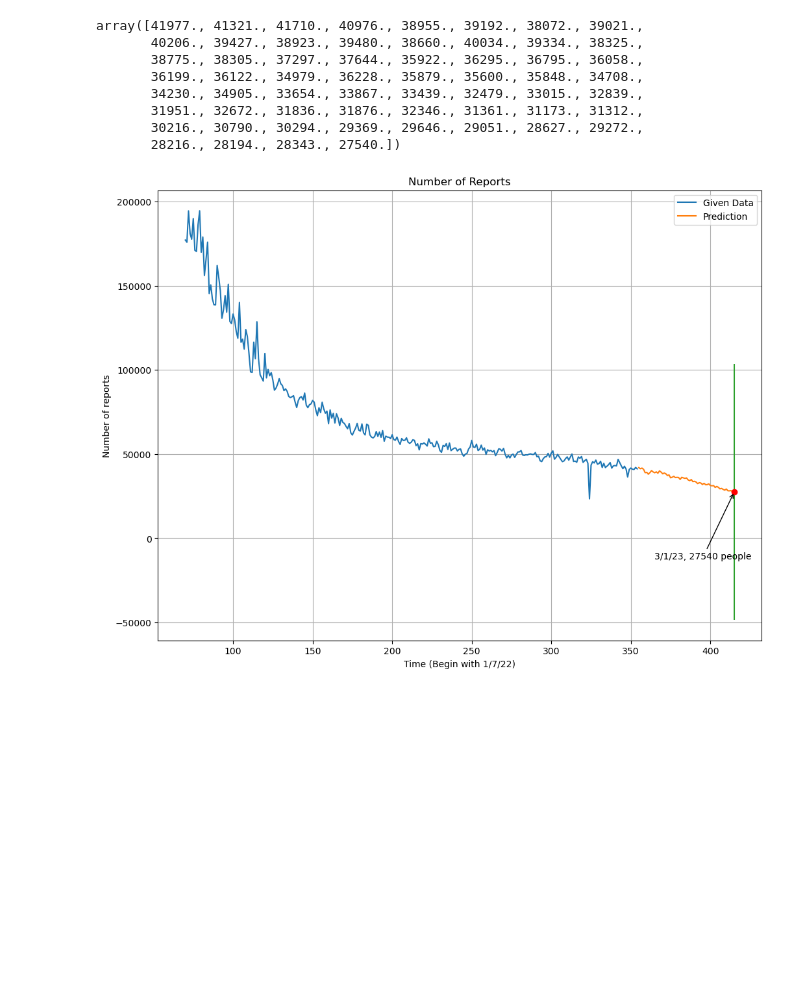
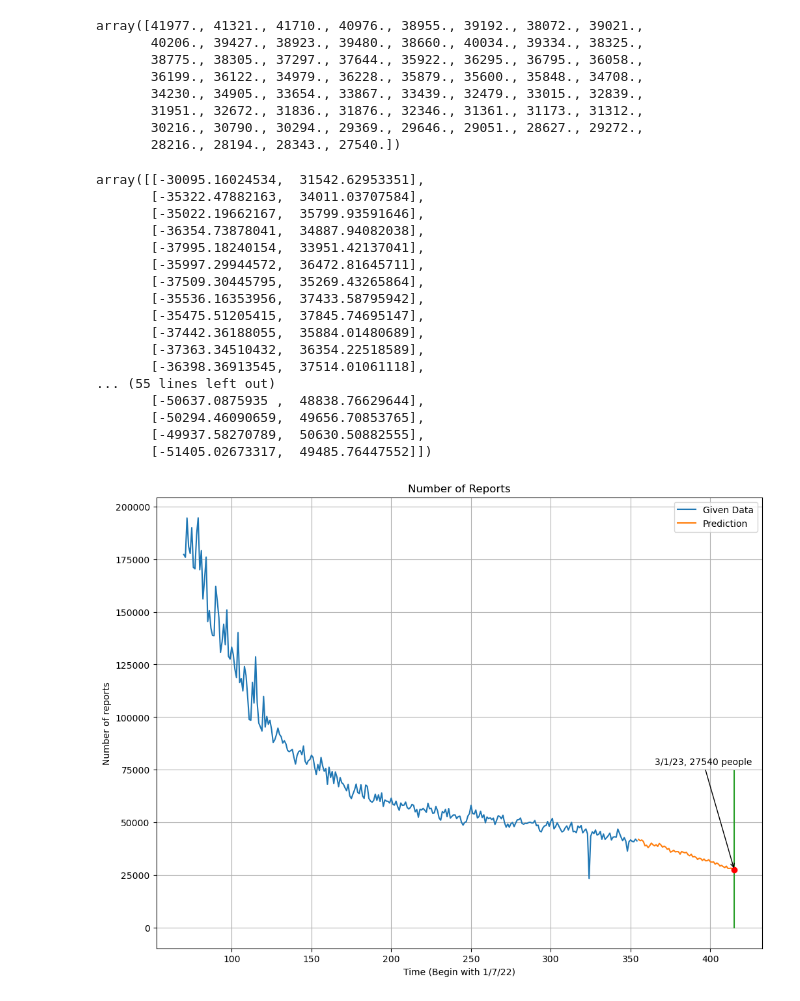
Before and after one commit to Xianyu39/MCMA2023, a Jupyter notebook: Problem1/Problem1.ipynb, the cells around one changed output. Saved outputs shown, nothing was run; the diff lists cells and outputs as text; code cells hidden in the pictures; blank space fills up the shorter version.

```diff
--- a/Problem1/Problem1.ipynb
+++ b/Problem1/Problem1.ipynb
@@ -244,12 +244,12 @@ def TrainTest_ARIMA(train, test, order, showPic=True, method='statespace'):
         ax2.set_title("Difference Between Prediction And Ground Truth")
         ax2.set_xlabel("Times")
         ax2.set_ylabel("Number of Reports (After 1 Difference)")
-        ax2.plot(range(0,len(test)), test, label="Ground Truth")
-        ax2.plot(range(0,len(prd)), prd, label="Prediction")
+        ax2.plot(range(len(train),len(train)+len(test)), test, label="Ground Truth")
+        ax2.plot(range(len(train),len(train)+len(prd)), prd, label="Prediction")
         plt.show(fig2)
 
     # count
-    return ((prd-test)**2).sum()
+    return ((prd-test)**2).mean()
 # %%
 pqTests = pd.DataFrame(index=range(2, 34, 4), columns=range(2, 10))
 
@@ -321,7 +320,7 @@ back = pd.Series(index=raw.loc[:,'Date'], dtype='float64')
 back.iloc[1:]=dataSet
 back.iloc[0]=repos.loc[1]
 back = back.cumsum()
-forecasts = model.get_forecast(steps=60, alpha=0.01, typ='mean')
+forecasts = model.get_forecast(steps=60, alpha=0.1, typ='mean')
 forecast = model.forecast(60)
 forecast[0]+=back[len(back)-1]
 final = forecast.cumsum().round()
@@ -339,17 +338,38 @@ array([41977., 41321., 41710., 40976., 38955., 39192., 38072., 39021.,
 # %%
 fig,ax=plt.subplots(figsize=(12, 9))
 
 offset = 70
 ax.plot(range(offset,len(back)),back[offset:], label ="Given Data")
 ax.plot(range(len(back),len(back)+60),final, label ="Prediction")
 ax.set_xlabel("Time (Begin with 1/7/22)")
 ax.set_ylabel("Number of reports")
 ax.set_title("Number of Reports")
 # ax.scatter([], final[], color='red')
-ax.errorbar(len(back)+60,final[len(final)-1],  final[len(final)-1]-forecasts.conf_int(alpha=0.1)[len(final)-1][0])
+# ax.errorbar(len(back)+60,final[len(final)-1],  final[len(final)-1]-forecasts.conf_int(alpha=0.1)[len(final)-1][0])
+# ax.errorbar(len(back)+60,final[len(final)-1],  final[len(final)-1]-forecasts.conf_int(alpha=0.1)[len(final)-1][0])
+ax.plot([len(back)+60,len(back)+60],[0,final[len(final)-1]+forecasts.conf_int(alpha=0.1)[len(final)-1][1]])
 ax.plot(len(back)+60,final[len(final)-1],'ro')
-ax.annotate("3/1/23, "+str(int(final[len(final)-1]))+" people", xy=(len(back)+60,final[len(final)-1]),xytext=(len(back)+10,final[len(final)-1]-40000),arrowprops=dict(facecolor='red', arrowstyle='->'))
+ax.annotate("3/1/23, "+str(int(final[len(final)-1]))+" people", xy=(len(back)+60,final[len(final)-1]),xytext=(len(back)+10,final[len(final)-1]+50000),arrowprops=dict(facecolor='red', arrowstyle='->'))
 ax.legend()
 ax.grid(True)
+
+confs
 # %% [output]
+array([[-30095.16024534,  31542.62953351],
+       [-35322.47882163,  34011.03707584],
+       [-35022.19662167,  35799.93591646],
+       [-36354.73878041,  34887.94082038],
+       [-37995.18240154,  33951.42137041],
+       [-35997.29944572,  36472.81645711],
+       [-37509.30445795,  35269.43265864],
+       [-35536.16353956,  37433.58795942],
+       [-35475.51205415,  37845.74695147],
+       [-37442.36188055,  35884.01480689],
+       [-37363.34510432,  36354.22518589],
+       [-36398.36913545,  37514.01061118],
+... (55 lines left out)
+       [-50637.0875935 ,  48838.76629644],
+       [-50294.46090659,  49656.70853765],
+       [-49937.58270789,  50630.50882555],
+       [-51405.02673317,  49485.76447552]])
-[figure, old version]
+[figure, new version]
```
Also changed, not shown: parts of 2 cells of this notebook, 6 other files.
